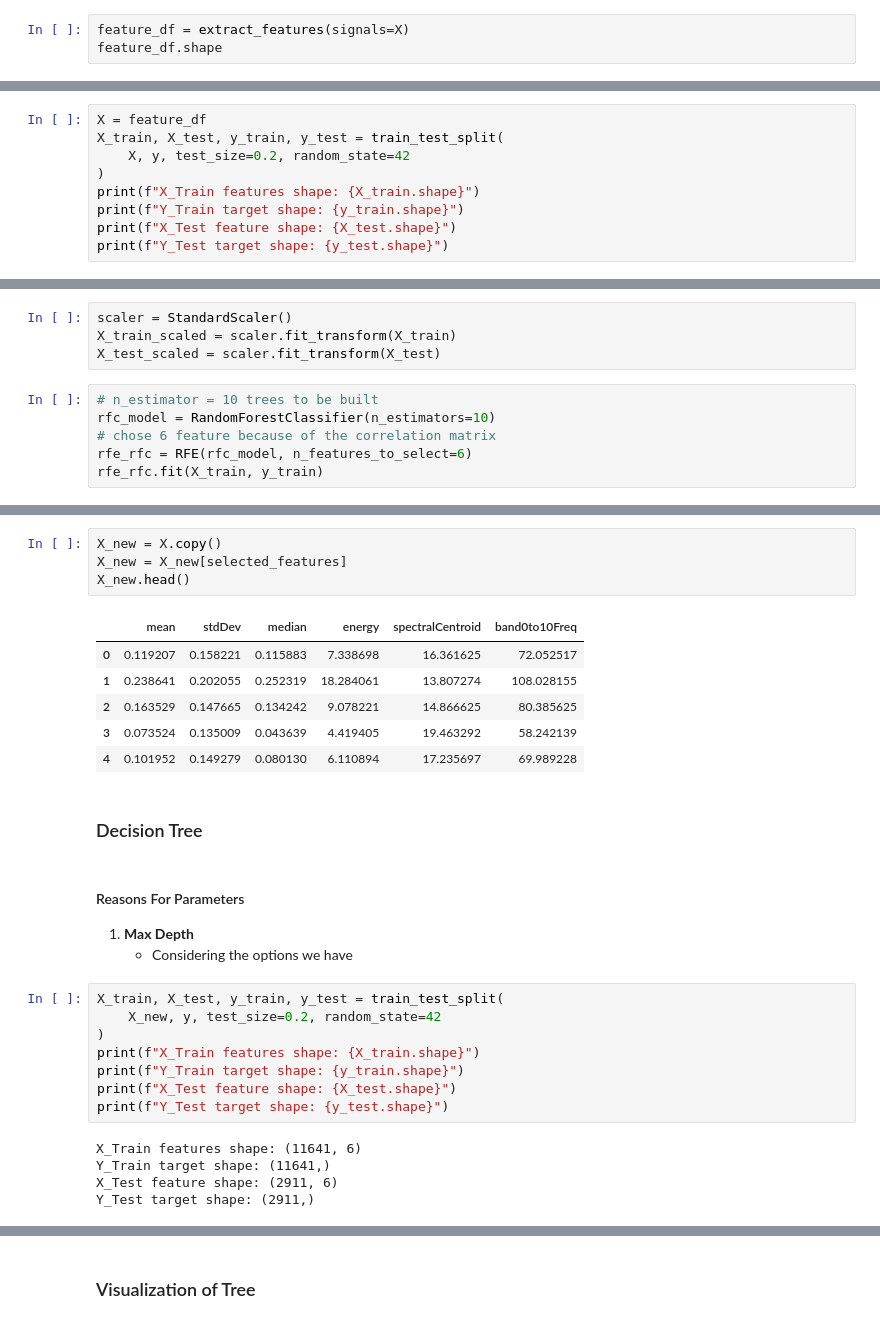
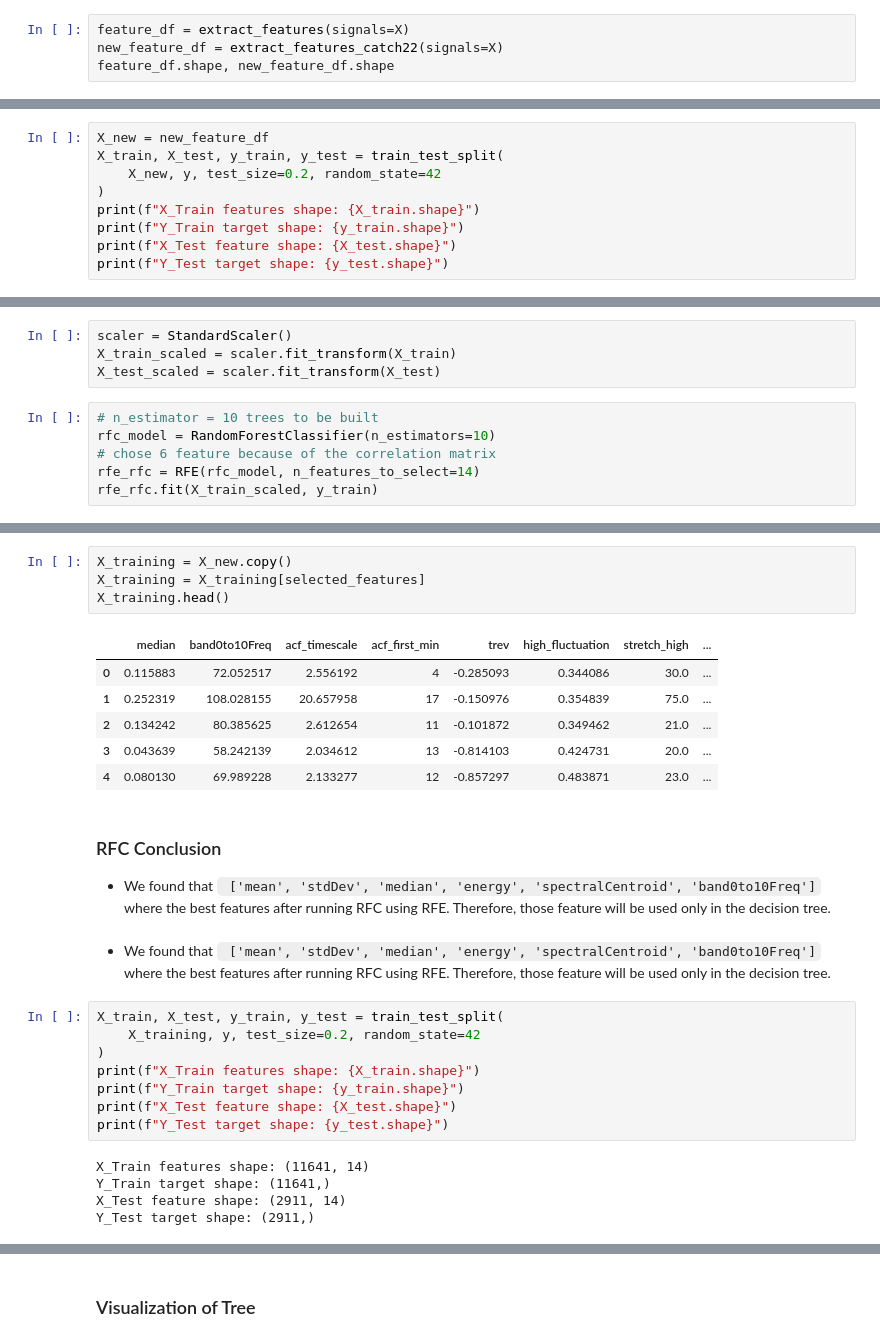
Before and after one commit to Shenukp1/MachineLearningPortfolio, a Jupyter notebook: ECG_Classification/EDA_V2.ipynb, the cells around one changed output, grey strips where cells are left out. Saved outputs shown, nothing was run; the diff lists cells and outputs as text.

Commit message:
experimenting with catch22

```diff
--- a/ECG_Classification/EDA_V2.ipynb
+++ b/ECG_Classification/EDA_V2.ipynb
@@ -809,4 +882,5 @@ def extract_features(signals: np.ndarray) -> pd.DataFrame:
 # %%
 feature_df = extract_features(signals=X)
-feature_df.shape
+new_feature_df = extract_features_catch22(signals=X)
+feature_df.shape, new_feature_df.shape
 # %% [output]
@@ -822,9 +903,9 @@ plt.show()
 # %% [markdown]
 ### Best Feature Extraction With RFC
 # %%
-X = feature_df
+X_new = new_feature_df
 X_train, X_test, y_train, y_test = train_test_split(
-    X, y, test_size=0.2, random_state=42
+    X_new, y, test_size=0.2, random_state=42
 )
 print(f"X_Train features shape: {X_train.shape}")
 print(f"Y_Train target shape: {y_train.shape}")
@@ -843,6 +924,6 @@ X_test_scaled = scaler.fit_transform(X_test)
 # n_estimator = 10 trees to be built
 rfc_model = RandomForestClassifier(n_estimators=10)
 # chose 6 feature because of the correlation matrix
-rfe_rfc = RFE(rfc_model, n_features_to_select=6)
-rfe_rfc.fit(X_train, y_train)
+rfe_rfc = RFE(rfc_model, n_features_to_select=14)
+rfe_rfc.fit(X_train_scaled, y_train)
 # %% [output]
@@ -861,32 +950,31 @@ Selected Features: ['mean', 'stdDev', 'median', 'energy', 'spectralCentroid', 'b
 # %%
-X_new = X.copy()
-X_new = X_new[selected_features]
-X_new.head()
+X_training = X_new.copy()
+X_training = X_training[selected_features]
+X_training.head()
 # %% [output]
-|  | mean | stdDev | median | energy | spectralCentroid | band0to10Freq |
-| 0 | 0.119207 | 0.158221 | 0.115883 | 7.338698 | 16.361625 | 72.052517 |
-| 1 | 0.238641 | 0.202055 | 0.252319 | 18.284061 | 13.807274 | 108.028155 |
-| 2 | 0.163529 | 0.147665 | 0.134242 | 9.078221 | 14.866625 | 80.385625 |
-| 3 | 0.073524 | 0.135009 | 0.043639 | 4.419405 | 19.463292 | 58.242139 |
-| 4 | 0.101952 | 0.149279 | 0.080130 | 6.110894 | 17.235697 | 69.989228 |
+|  | median | band0to10Freq | acf_timescale | acf_first_min | trev | high_fluctuation | stretch_high | ... |
+| 0 | 0.115883 | 72.052517 | 2.556192 | 4 | -0.285093 | 0.344086 | 30.0 | ... |
+| 1 | 0.252319 | 108.028155 | 20.657958 | 17 | -0.150976 | 0.354839 | 75.0 | ... |
+| 2 | 0.134242 | 80.385625 | 2.612654 | 11 | -0.101872 | 0.349462 | 21.0 | ... |
+| 3 | 0.043639 | 58.242139 | 2.034612 | 13 | -0.814103 | 0.424731 | 20.0 | ... |
+| 4 | 0.080130 | 69.989228 | 2.133277 | 12 | -0.857297 | 0.483871 | 23.0 | ... |
 # %% [markdown]
-### Decision Tree
+### RFC Conclusion
+- We found that ` ['mean', 'stdDev', 'median', 'energy', 'spectralCentroid', 'band0to10Freq']` where the best features after running RFC using RFE. Therefore, those feature will be used only in the decision tree.
 # %% [markdown]
-#### Reasons For Parameters
-1. __Max Depth__
-   * Considering the options we have
+- We found that ` ['mean', 'stdDev', 'median', 'energy', 'spectralCentroid', 'band0to10Freq']` where the best features after running RFC using RFE. Therefore, those feature will be used only in the decision tree.
 # %%
 X_train, X_test, y_train, y_test = train_test_split(
-    X_new, y, test_size=0.2, random_state=42
+    X_training, y, test_size=0.2, random_state=42
 )
 print(f"X_Train features shape: {X_train.shape}")
 print(f"Y_Train target shape: {y_train.shape}")
 print(f"X_Test feature shape: {X_test.shape}")
 print(f"Y_Test target shape: {y_test.shape}")
 # %% [output]
-X_Train features shape: (11641, 6)
+X_Train features shape: (11641, 14)
 Y_Train target shape: (11641,)
-X_Test feature shape: (2911, 6)
+X_Test feature shape: (2911, 14)
 Y_Test target shape: (2911,)
 # %%
 scaler = StandardScaler()
```
Also changed, not shown: parts of 25 cells of this notebook, 7 other files.
